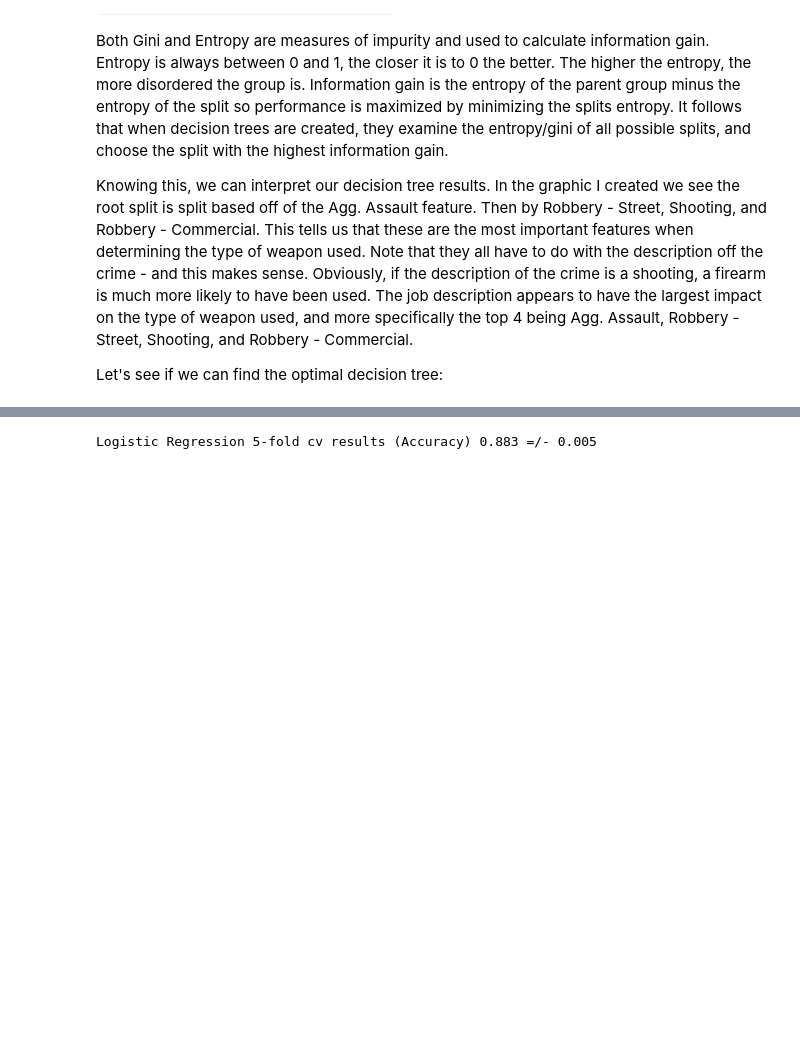
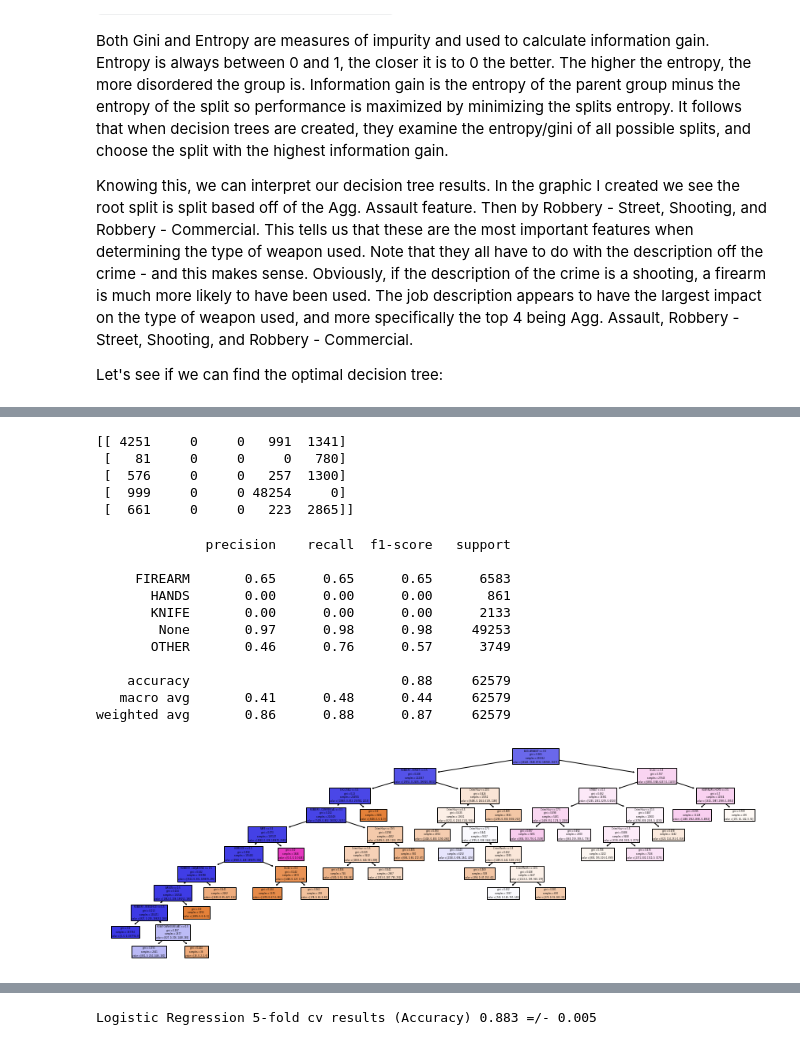
Before and after one commit to zvance1/predict-crime, a Jupyter notebook: notebooks/technical_report.ipynb, the cells around one changed output, grey strips where cells are left out. Saved outputs shown, nothing was run; the diff lists cells and outputs as text; code cells hidden in the pictures; some formulas as TeX source; blank space fills up the shorter version.

```diff
--- a/notebooks/technical_report.ipynb
+++ b/notebooks/technical_report.ipynb
@@ -476,19 +488,37 @@ pd.DataFrame(grid_search_cv.cv_results_ ).sort_values('mean_test_score', ascendi
 # %%
 ## here is the optimal decision tree
 
 #drop the columns that are not predictors
-X = data.drop(['Weapon', 'CrimeDate', 'CrimeTime', 'Location', 'CrimeCode', 'Post', 'District', 'Neighborhood', 'Longitude', "Latitude"], axis=1)
-y = data['Weapon'] #set the goal to be the classification
+X = dummyDF.drop(['Weapon', 'CrimeDate', 'CrimeTime', 'Location', 'CrimeCode', 'Post', 'District', 'Neighborhood', 'Longitude', "Latitude"], axis=1)
+y = dummyDF['Weapon'] #set the goal to be the classification
 X_train, X_test, y_train, y_test = train_test_split(X, y, test_size=0.20, random_state=1) #split the data
 
 classifier = DecisionTreeClassifier(max_leaf_nodes= 25, min_impurity_split=0, ccp_alpha=0) #create the classifier and fit it
 classifier.fit(X_train, y_train)
 
 y_pred = classifier.predict(X_test)  #predict using the test data for metrics
 
 print(confusion_matrix(y_test, y_pred))
 print(classification_report(y_test, y_pred))
 
 draw_tree(classifier,feature_names= X_train.columns)
+# %% [output]
+[[ 4251     0     0   991  1341]
+ [   81     0     0     0   780]
+ [  576     0     0   257  1300]
+ [  999     0     0 48254     0]
+ [  661     0     0   223  2865]]
+              precision    recall  f1-score   support
+
+     FIREARM       0.65      0.65      0.65      6583
+       HANDS       0.00      0.00      0.00       861
+       KNIFE       0.00      0.00      0.00      2133
+        None       0.97      0.98      0.98     49253
+       OTHER       0.46      0.76      0.57      3749
+
+    accuracy                           0.88     62579
+   macro avg       0.41      0.48      0.44     62579
+weighted avg       0.86      0.88      0.87     62579
+[figure, added]
 # %% [markdown]
 I used GridSearchCV to run 180 candidate models from 900 fits to find a potential optimal decision tree model.  I can not say that it is the most optimal as there are parameters that could possibly make it better.  The goal is to maximize the test accuracy so I sorted by the mean_test_score.  This statistic is the mean test score for the accuracy of the 5 cross-validated models that GridSearchCV fit.  In this case I was able to get the accuracy up to 88% on average.  In this model the differences between it and the default model is the max_leaf_nodes being set to 25 (from default None) and the min_impurity_split is left as the default 0.  The max leaf nodes of 25 gives the tree room to grow and fit the data, but does put a limit on the number so that we prevent overfitting.  The min_impurity_split is the threshold for early stopping in tree growth - a node will split if its impurity is above the threshold, otherwise it is a leaf.  This also serves to prevent overfitting.  The model should generalize with the goal to maximize the test set accuracy, so we avoid overfitting here and create the best model we can.
```
Also changed, not shown: parts of 16 cells of this notebook, 1 other file.
